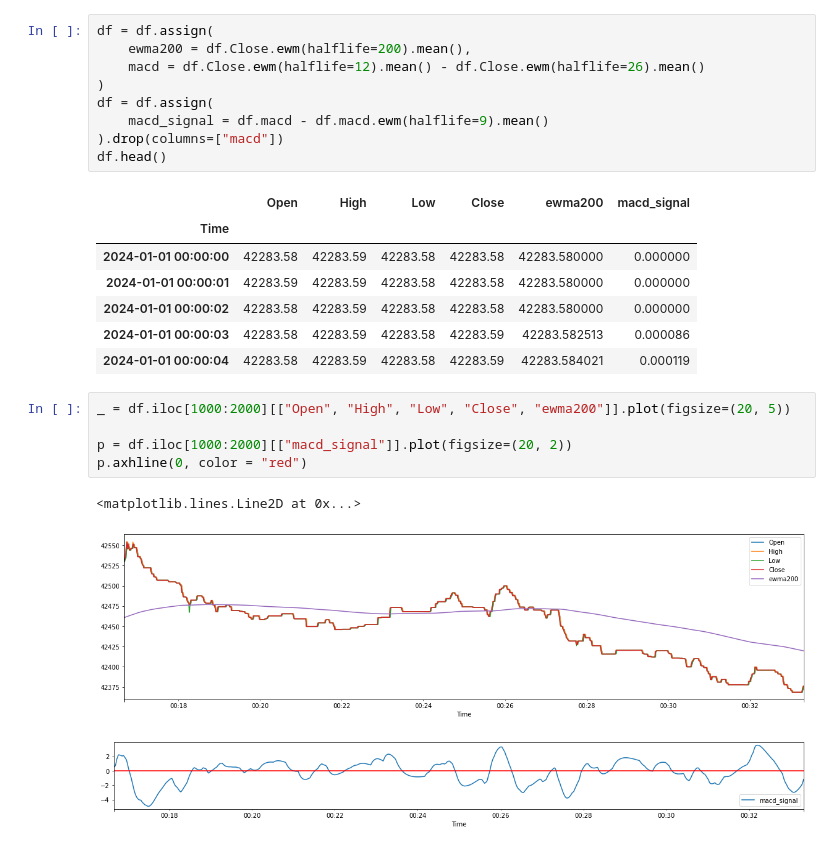
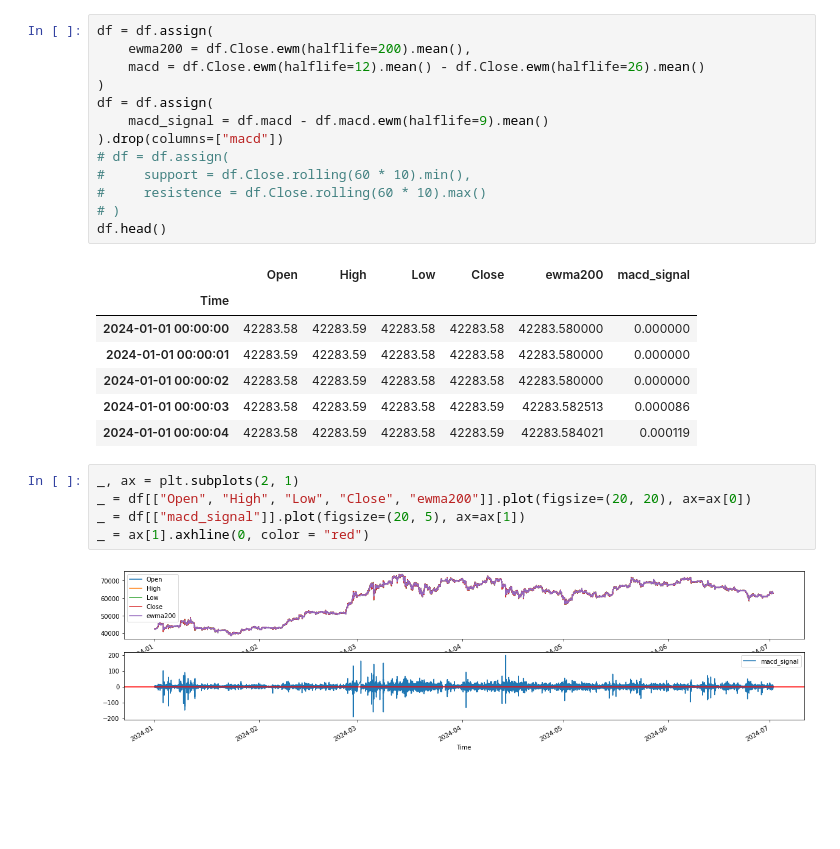
Before and after one commit to zhaohanxiong/algotrading, a Jupyter notebook: notebook/alpha_research.ipynb, the cells around one changed output. Cells and saved outputs as stored; diff of their text form; blank space fills up the shorter version.

```diff
--- a/notebook/alpha_research.ipynb
+++ b/notebook/alpha_research.ipynb
@@ -26,6 +26,10 @@ df = df.assign(
 df = df.assign(
     macd_signal = df.macd - df.macd.ewm(halflife=9).mean()
 ).drop(columns=["macd"])
+# df = df.assign(
+#     support = df.Close.rolling(60 * 10).min(),
+#     resistence = df.Close.rolling(60 * 10).max()
+# )
 df.head()
 # %% [output]
 |  | Open | High | Low | Close | ewma200 | macd_signal |
@@ -36,11 +40,9 @@ df.head()
 | 2024-01-01 00:00:03 | 42283.58 | 42283.59 | 42283.58 | 42283.59 | 42283.582513 | 0.000086 |
 | 2024-01-01 00:00:04 | 42283.58 | 42283.59 | 42283.58 | 42283.59 | 42283.584021 | 0.000119 |
 # %%
-_ = df.iloc[1000:2000][["Open", "High", "Low", "Close", "ewma200"]].plot(figsize=(20, 5))
-
-p = df.iloc[1000:2000][["macd_signal"]].plot(figsize=(20, 2))
-p.axhline(0, color = "red")
+_, ax = plt.subplots(2, 1)
+_ = df[["Open", "High", "Low", "Close", "ewma200"]].plot(figsize=(20, 20), ax=ax[0])
+_ = df[["macd_signal"]].plot(figsize=(20, 5), ax=ax[1])
+_ = ax[1].axhline(0, color = "red")
 # %% [output]
-<matplotlib.lines.Line2D at 0x...>
-[figure, old version]
+[figure, new version]
-[figure, removed]
```
Also changed, not shown: parts of 6 cells of this notebook.
